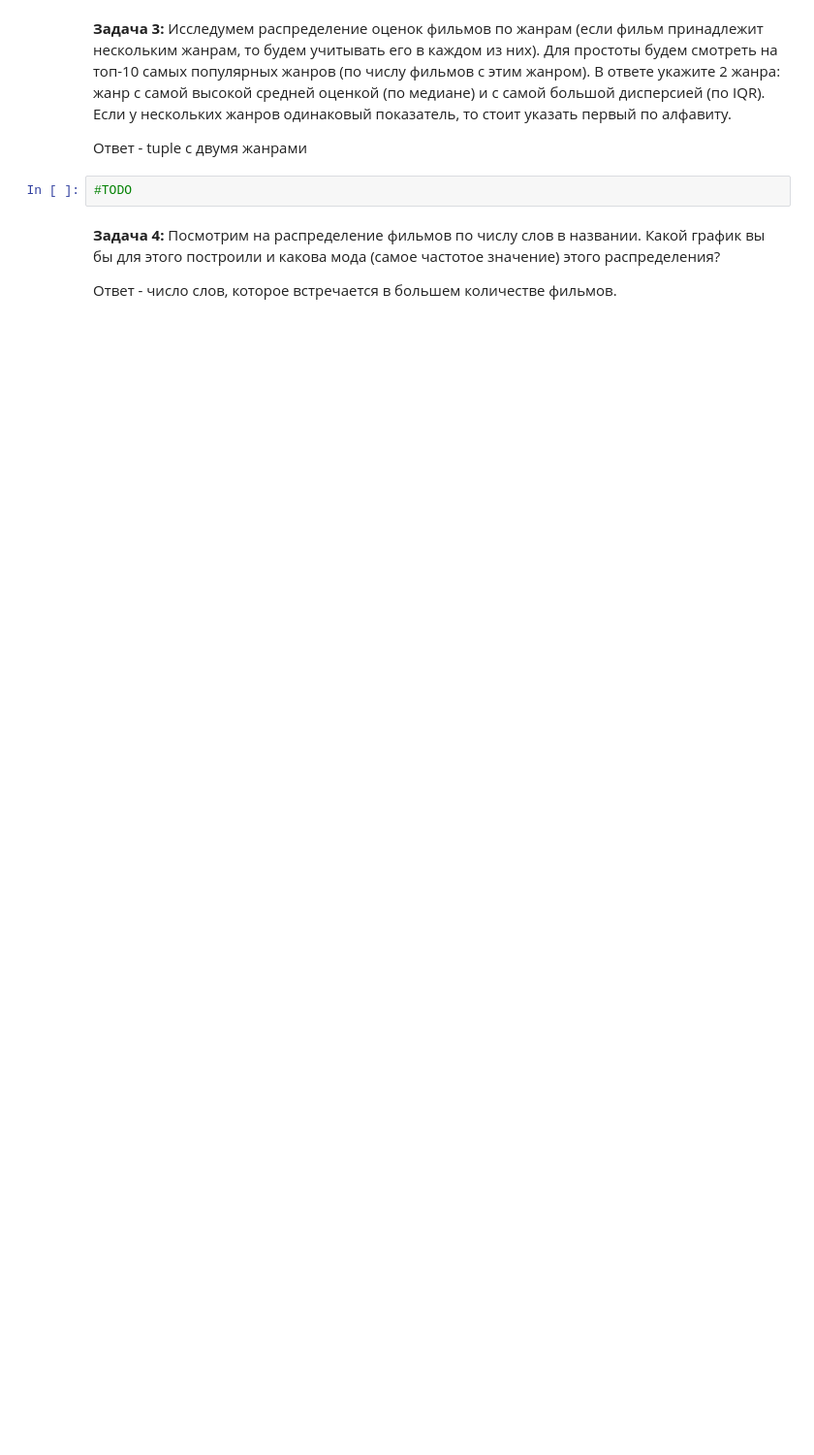
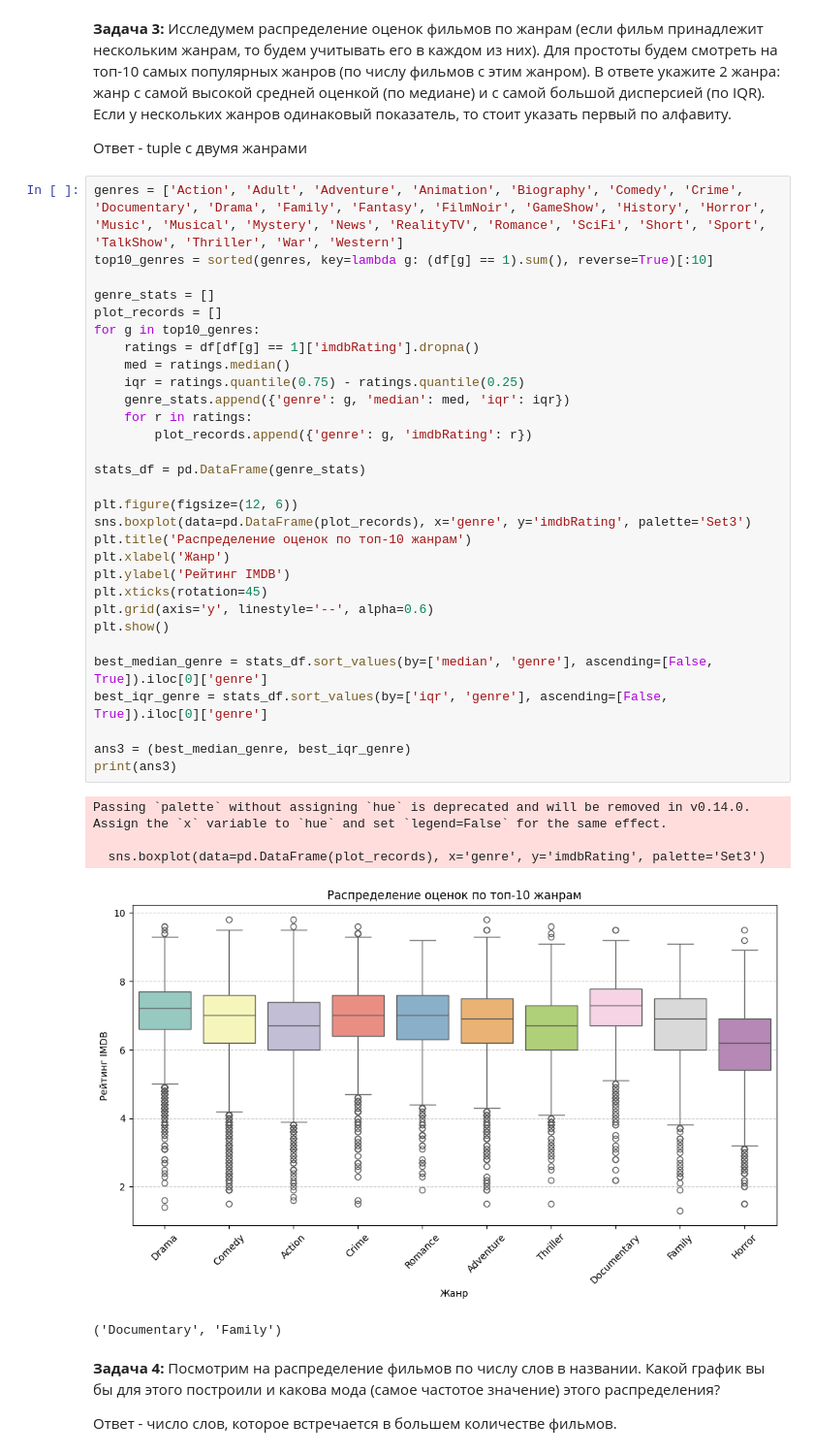
Before and after one commit to vasili-sikora/ml_azati_labs, a Jupyter notebook: lab2-libs/f_visualization/imdb.ipynb, the cells around one changed output. Shown at 97% size. Cells and saved outputs as stored; diff of their text form; blank space fills up the shorter version.

```diff
--- a/lab2-libs/f_visualization/imdb.ipynb
+++ b/lab2-libs/f_visualization/imdb.ipynb
@@ -25,8 +60,42 @@ __Задача 2:__ Посмотрите, как изменялась средн
 __Задача 3:__ Исследумем распределение оценок фильмов по жанрам (если фильм принадлежит нескольким жанрам, то будем учитывать его в каждом из них). Для простоты будем смотреть на топ-10 самых популярных жанров (по числу фильмов с этим жанром). В ответе укажите 2 жанра: жанр с самой высокой средней оценкой (по медиане) и с самой большой дисперсией (по IQR). Если у нескольких жанров одинаковый показатель, то стоит указать первый по алфавиту.
 
 Ответ - tuple с двумя жанрами
-# %%
-#TODO
+# %%
+genres = ['Action', 'Adult', 'Adventure', 'Animation', 'Biography', 'Comedy', 'Crime', 'Documentary', 'Drama', 'Family', 'Fantasy', 'FilmNoir', 'GameShow', 'History', 'Horror', 'Music', 'Musical', 'Mystery', 'News', 'RealityTV', 'Romance', 'SciFi', 'Short', 'Sport', 'TalkShow', 'Thriller', 'War', 'Western']
+top10_genres = sorted(genres, key=lambda g: (df[g] == 1).sum(), reverse=True)[:10]
+
+genre_stats = []
+plot_records = []
+for g in top10_genres:
+    ratings = df[df[g] == 1]['imdbRating'].dropna()
+    med = ratings.median()
+    iqr = ratings.quantile(0.75) - ratings.quantile(0.25)
+    genre_stats.append({'genre': g, 'median': med, 'iqr': iqr})
+    for r in ratings:
+        plot_records.append({'genre': g, 'imdbRating': r})
+
+stats_df = pd.DataFrame(genre_stats)
+
+plt.figure(figsize=(12, 6))
+sns.boxplot(data=pd.DataFrame(plot_records), x='genre', y='imdbRating', palette='Set3')
+plt.title('Распределение оценок по топ-10 жанрам')
+plt.xlabel('Жанр')
+plt.ylabel('Рейтинг IMDB')
+plt.xticks(rotation=45)
+plt.grid(axis='y', linestyle='--', alpha=0.6)
+plt.show()
+
+best_median_genre = stats_df.sort_values(by=['median', 'genre'], ascending=[False, True]).iloc[0]['genre']
+best_iqr_genre = stats_df.sort_values(by=['iqr', 'genre'], ascending=[False, True]).iloc[0]['genre']
+
+ans3 = (best_median_genre, best_iqr_genre)
+print(ans3)
+# %% [output]
+Passing `palette` without assigning `hue` is deprecated and will be removed in v0.14.0. Assign the `x` variable to `hue` and set `legend=False` for the same effect.
+
+  sns.boxplot(data=pd.DataFrame(plot_records), x='genre', y='imdbRating', palette='Set3')
+[figure, added]
+('Documentary', 'Family')
 # %% [markdown]
 __Задача 4:__ Посмотрим на распределение фильмов по числу слов в названии. Какой график вы бы для этого построили и какова мода (самое частотое значение) этого распределения?
 
```
Also changed, not shown: parts of 9 cells of this notebook, 10 other files.
